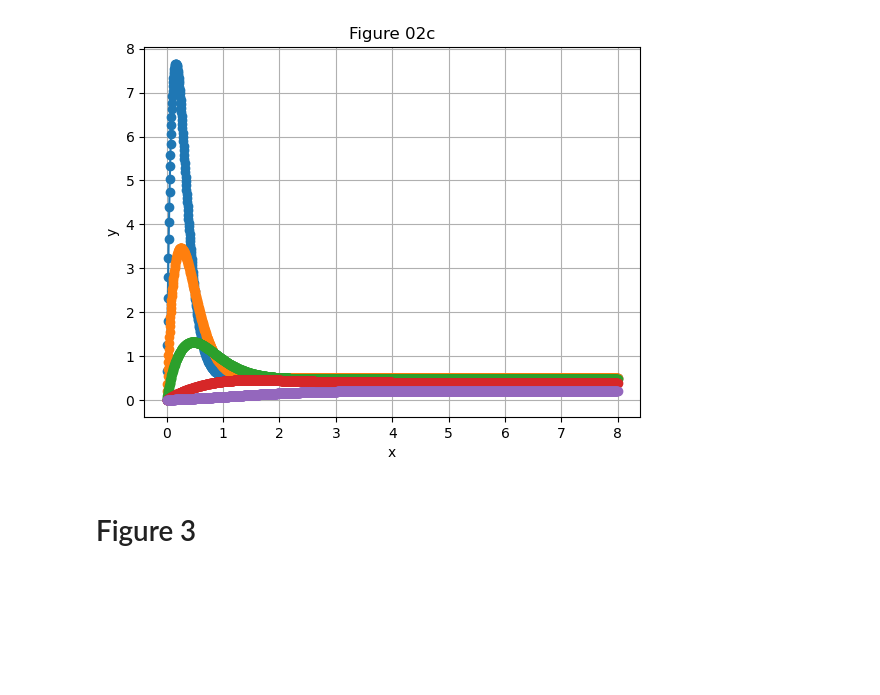
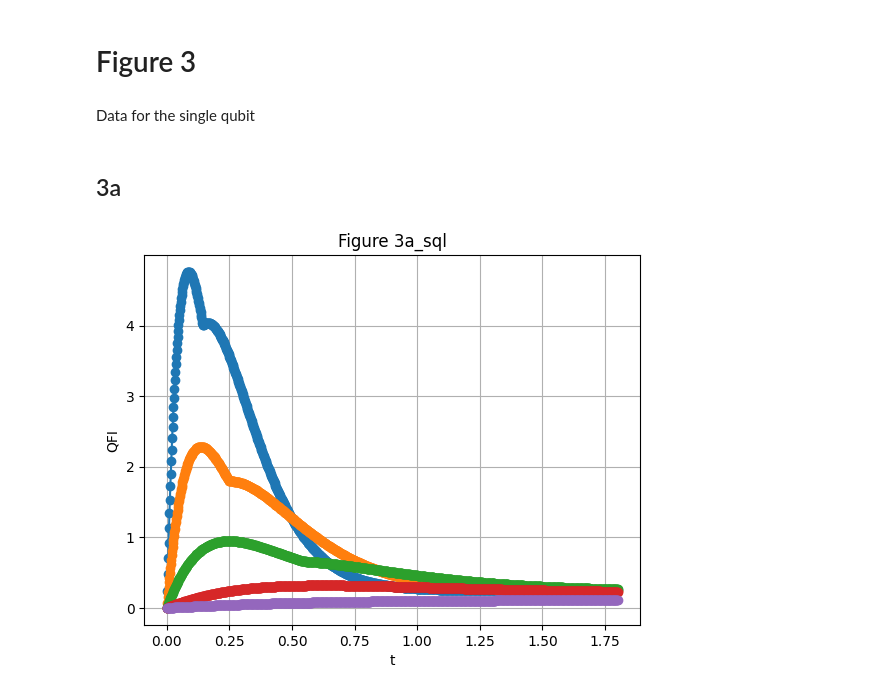
Before and after one commit to EnricoTrombetti/plots_nonequilibrium_thermometry_via_an_ensemble_of_initially_correlated_qubits, a Jupyter notebook: plots_nonequilibrium_thermometry_via_an_ensemble_of_initially_correlated_qubits.ipynb, the cells around one changed output. Saved outputs shown, nothing was run; the diff lists cells and outputs as text; code cells hidden in the pictures; blank space fills up the shorter version.

```diff
--- a/plots_nonequilibrium_thermometry_via_an_ensemble_of_initially_correlated_qubits.ipynb
+++ b/plots_nonequilibrium_thermometry_via_an_ensemble_of_initially_correlated_qubits.ipynb
@@ -51,24 +61,33 @@ plt.show()
-# %%
-figure = "02c"
-
-with open("data/figure_" + figure + ".dat", "r") as file:
-    raw_data = file.read().strip()
-
-#the following line replaces the scientific notation exported from Mathematica with the correct format readable by Python
-fixed_data = re.sub(r'(\d)\*\^(-?\d+)', r'\1e\2', raw_data)
-
-data = json.loads(fixed_data)
-
-for i in range(len(data)):
-    x , y = data[i][0], data[i][1]
-    plt.plot(x, y, marker='o')
-
-plt.xlabel('x')
-plt.ylabel('y')
-plt.title('Figure ' + figure)
-plt.grid(True)
-plt.show()
-# %% [output]
-[figure, removed]
 # %% [markdown]
 # Figure 3
+# %% [markdown]
+Data for the single qubit
+# %% [markdown]
+## 3a
+# %%
+figure = "3a_sql"
+
+with open("data/figure_" + figure + ".json", "r") as file:
+    raw_data = file.read().strip()
+
+#the following line replaces the scientific notation exported from Mathematica with the correct format readable by Python
+fixed_data = re.sub(r'(\d)\*\^(-?\d+)', r'\1e\2', raw_data)
+
+data = json.loads(fixed_data)
+
+for i in range(len(data)):
+    times = []
+    qfis = []
+    for j in range(len(data[i])):
+        time , qfi = data[i][j][0], data[i][j][1]
+        times.append(time)
+        qfis.append(qfi)
+    plt.plot(times, qfis, marker='o')
+
+plt.xlabel('t')
+plt.ylabel('QFI')
+plt.title('Figure ' + figure)
+plt.grid(True)
+plt.show()
+# %% [output]
+[figure, added]
```
Also changed, not shown: parts of 28 cells of this notebook, 5 other files.
